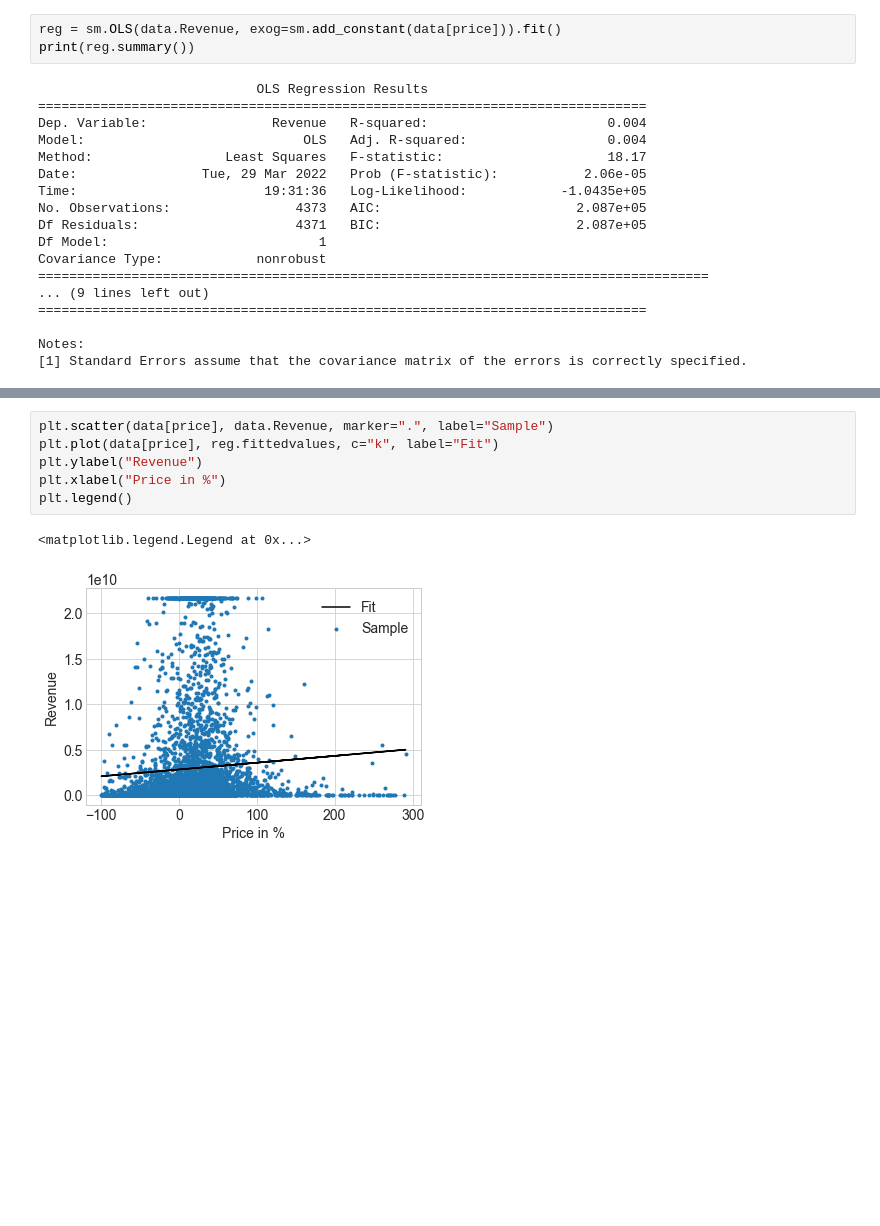
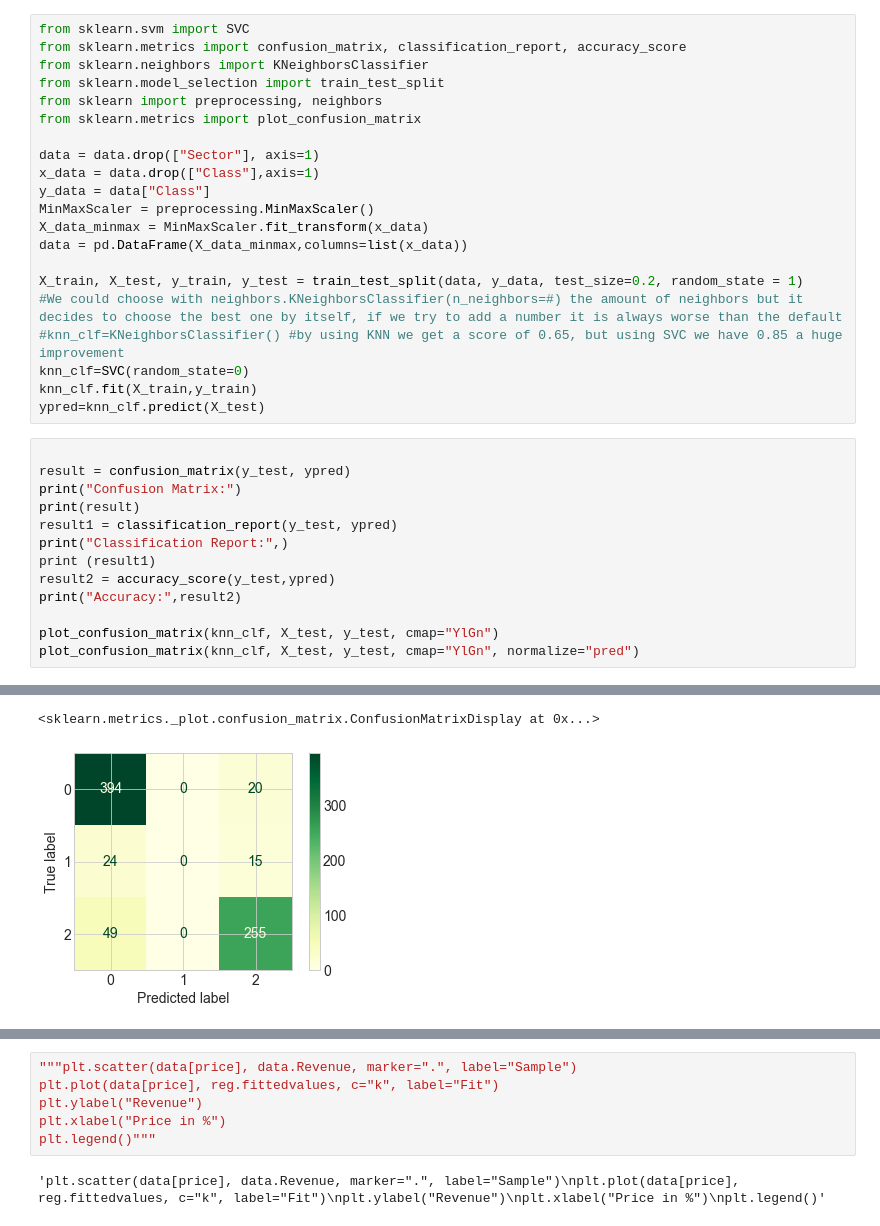
Before and after one commit to JosipHarambasic/ML_Project, a Jupyter notebook: ml_model.ipynb, the cells around one changed output, grey strips where cells are left out. Saved outputs shown, nothing was run; the diff lists cells and outputs as text; blank space fills up the shorter version.

Commit message:
first tests with KNN and SVC

```diff
--- a/ml_model.ipynb
+++ b/ml_model.ipynb
@@ -36,21 +45,35 @@ print(list(data3))
-# %%
-reg = sm.OLS(data.Revenue, exog=sm.add_constant(data[price])).fit()
-print(reg.summary())
-# %% [output]
-                            OLS Regression Results
-==============================================================================
-Dep. Variable:                Revenue   R-squared:                       0.004
-Model:                            OLS   Adj. R-squared:                  0.004
-Method:                 Least Squares   F-statistic:                     18.17
-Date:                Tue, 29 Mar 2022   Prob (F-statistic):           2.06e-05
-Time:                        19:31:36   Log-Likelihood:            -1.0435e+05
-No. Observations:                4373   AIC:                         2.087e+05
-Df Residuals:                    4371   BIC:                         2.087e+05
-Df Model:                           1
-Covariance Type:            nonrobust
-======================================================================================
-... (9 lines left out)
-==============================================================================
-
-Notes:
-[1] Standard Errors assume that the covariance matrix of the errors is correctly specified.
+# %%
+from sklearn.svm import SVC
+from sklearn.metrics import confusion_matrix, classification_report, accuracy_score
+from sklearn.neighbors import KNeighborsClassifier
+from sklearn.model_selection import train_test_split
+from sklearn import preprocessing, neighbors
+from sklearn.metrics import plot_confusion_matrix
+
+data = data.drop(["Sector"], axis=1)
+x_data = data.drop(["Class"],axis=1)
+y_data = data["Class"]
+MinMaxScaler = preprocessing.MinMaxScaler()
+X_data_minmax = MinMaxScaler.fit_transform(x_data)
+data = pd.DataFrame(X_data_minmax,columns=list(x_data))
+
+X_train, X_test, y_train, y_test = train_test_split(data, y_data, test_size=0.2, random_state = 1)
+#We could choose with neighbors.KNeighborsClassifier(n_neighbors=#) the amount of neighbors but it decides to choose the best one by itself, if we try to add a number it is always worse than the default
+#knn_clf=KNeighborsClassifier() #by using KNN we get a score of 0.65, but using SVC we have 0.85 a huge improvement
+knn_clf=SVC(random_state=0)
+knn_clf.fit(X_train,y_train)
+ypred=knn_clf.predict(X_test)
+# %%
+
+result = confusion_matrix(y_test, ypred)
+print("Confusion Matrix:")
+print(result)
+result1 = classification_report(y_test, ypred)
+print("Classification Report:",)
+print (result1)
+result2 = accuracy_score(y_test,ypred)
+print("Accuracy:",result2)
+
+plot_confusion_matrix(knn_clf, X_test, y_test, cmap="YlGn")
+plot_confusion_matrix(knn_clf, X_test, y_test, cmap="YlGn", normalize="pred")
+# %% [output]
@@ -56,0 +96,2 @@ Notes:
+<sklearn.metrics._plot.confusion_matrix.ConfusionMatrixDisplay at 0x...>
+[figure, added]
@@ -57,11 +99,10 @@ Notes:
 # %%
-plt.scatter(data[price], data.Revenue, marker=".", label="Sample")
+"""plt.scatter(data[price], data.Revenue, marker=".", label="Sample")
 plt.plot(data[price], reg.fittedvalues, c="k", label="Fit")
 plt.ylabel("Revenue")
 plt.xlabel("Price in %")
-plt.legend()
+plt.legend()"""
 # %% [output]
-<matplotlib.legend.Legend at 0x...>
+'plt.scatter(data[price], data.Revenue, marker=".", label="Sample")\nplt.plot(data[price], reg.fittedvalues, c="k", label="Fit")\nplt.ylabel("Revenue")\nplt.xlabel("Price in %")\nplt.legend()'
-[figure, removed]
 # %%
 #https://www.geeksforgeeks.org/logistic-regression-using-statsmodels/
```
Also changed, not shown: parts of 4 cells of this notebook, 2 other files.
